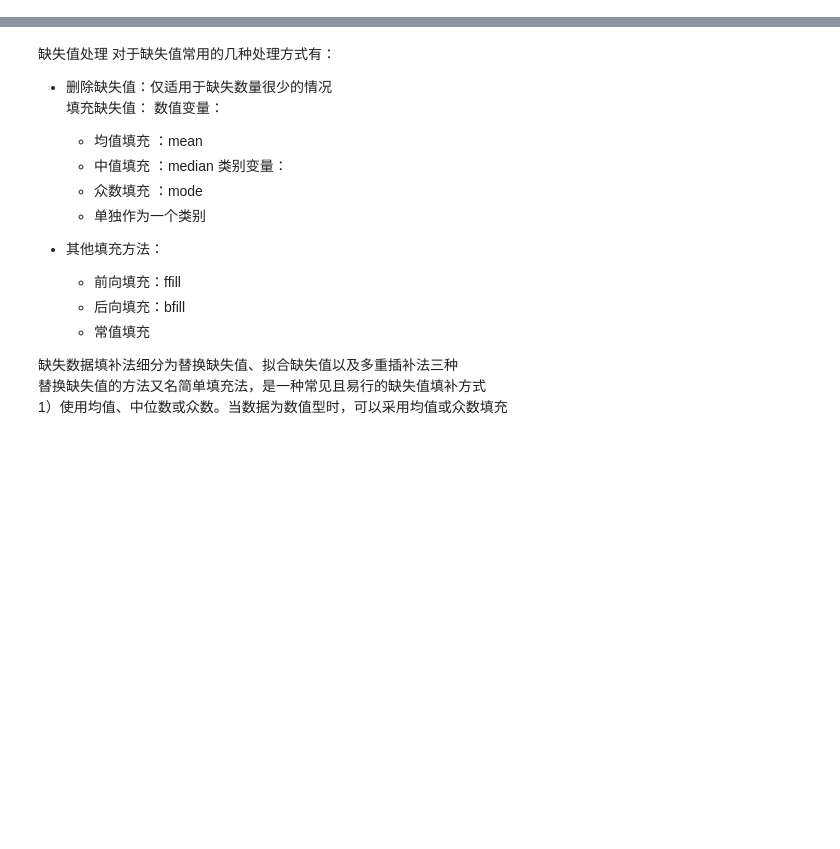
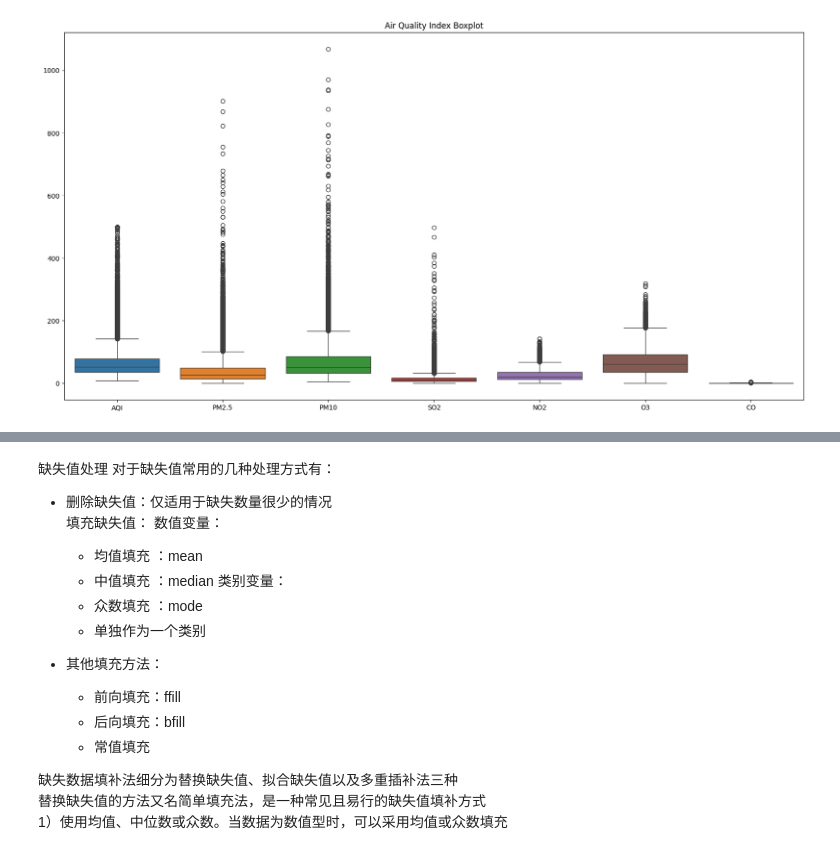
Before and after one commit to zhxx6/code, a Jupyter notebook: code/data_analysis.ipynb, the cells around one changed output, grey strips where cells are left out. Drawn from its saved outputs; the diff is of its cells as text; code cells hidden in the pictures; blank space fills up the shorter version.

Commit message:
“ station"

```diff
--- a/code/data_analysis.ipynb
+++ b/code/data_analysis.ipynb
@@ -47,0 +24,7 @@ nan_count = df.isnull().sum()/(len(df['time']) * len(df['hour']))
+# %%
+fn = "/cpfs01/projects-HDD/cfff-4a8d9af84f66_HDD/public/ShiXiSheng/zx/station"
+station_file = "2628A.csv"
+df1 = pd.read_csv(os.path.join(fn,station_file),index_col = False)
+station= pd.read_csv('./station/station_name.csv')
+station[station['监测点编码']=="2628A"]
+df1.columns
@@ -47,0 +85,17 @@ nan_count = df.isnull().sum()/(len(df['time']) * len(df['hour']))
+# %%
+
+fn = "/cpfs01/projects-HDD/cfff-4a8d9af84f66_HDD/public/ShiXiSheng/zx/station"
+station = os.listdir(fn)
+threshold = 15
+out = []
+for sta in station:
+    df = pd.read_csv(os.path.join(fn,sta),index_col = False)
+    # 计算每个变量的缺失值数量
+    missing_counts = df.isnull().sum()
+
+    # 计算缺失率
+    total_rows = len(df)
+    missing_rates = (missing_counts / total_rows) * 100
+    if((missing_rates > threshold).any()):
+        out.append(sta)
+print(len(out),out)
@@ -48,3 +144,17 @@ nan_count = df.isnull().sum()/(len(df['time']) * len(df['hour']))
+# %%
+
+df1 = df.copy()
+# 选择要绘制的列
+features = ['AQI', 'PM2.5', 'PM10',
+            'SO2', 'NO2',  'O3',  'CO', ]
+data = df1[features]
+# 绘制箱线图
+plt.figure(figsize=(20, 10))
+sns.boxplot(data=data)
+plt.title("Air Quality Index Boxplot")
+plt.show()
+# %% [output]
+[figure, added]
 # %%
 '''
 nearest: 使用最近的有效值进行插值。
```
Also changed, not shown: parts of 17 cells of this notebook.
